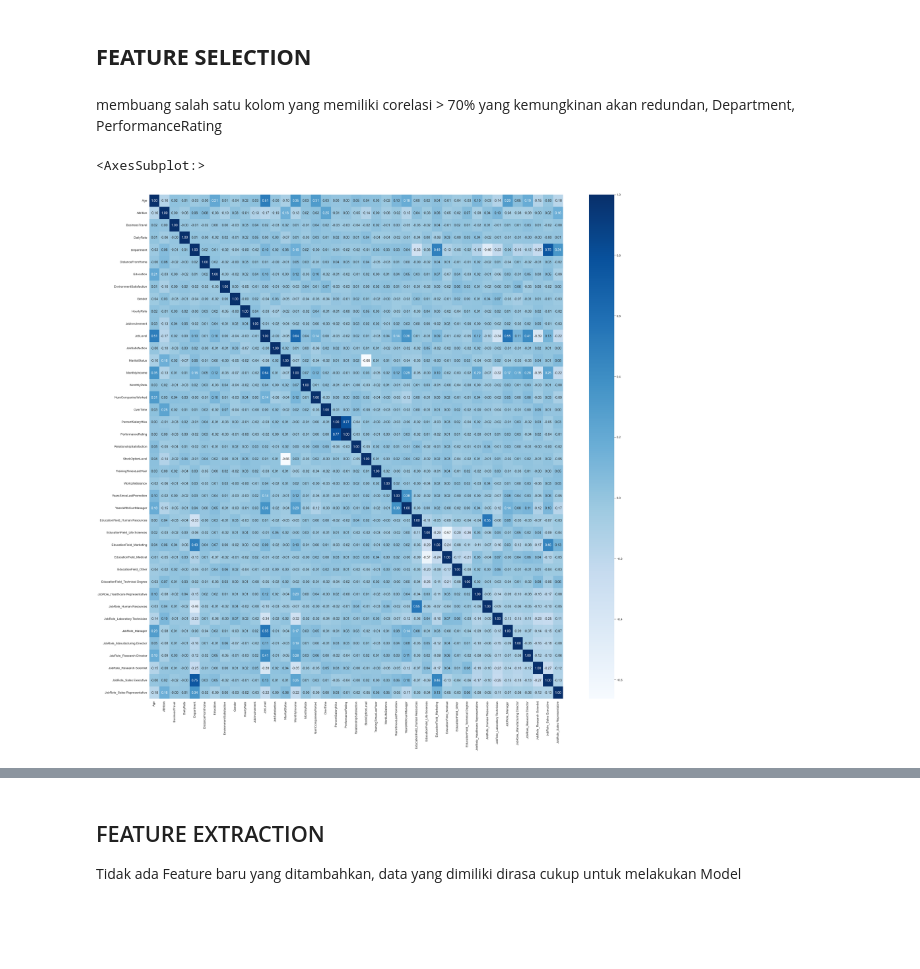
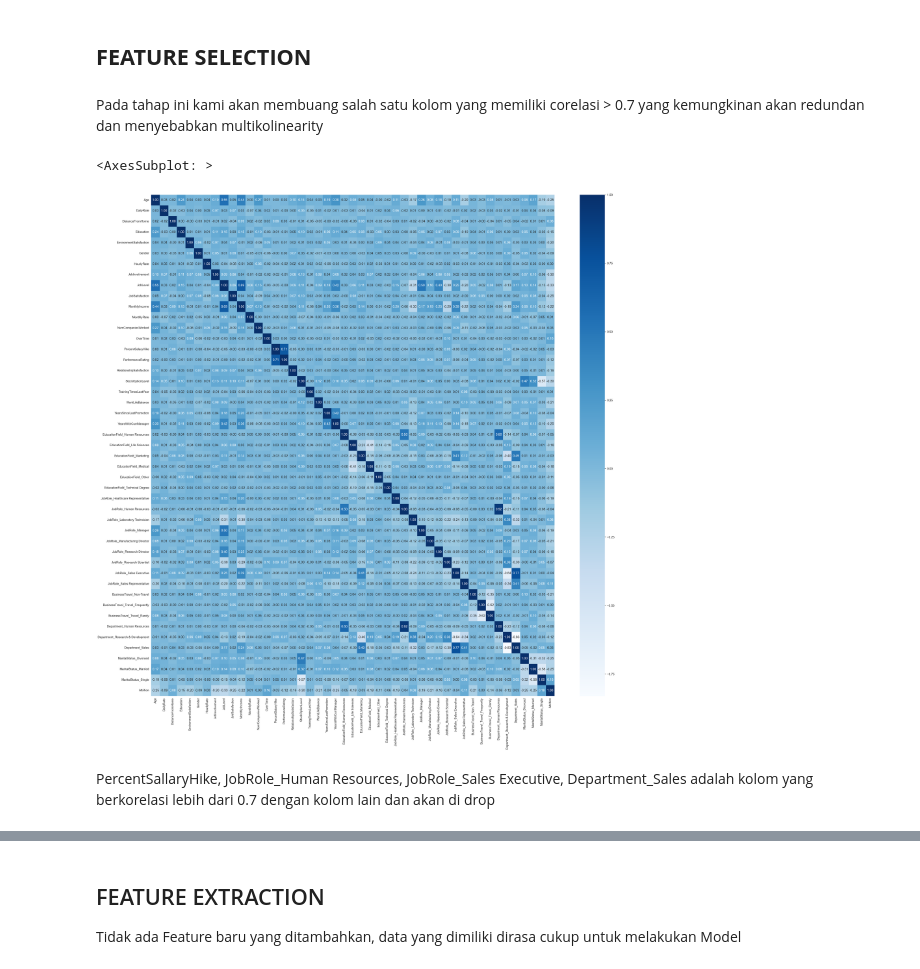
Before and after one commit to arsand07/Employee-Attrition, a Jupyter notebook: Stage 2/Stage 2.ipynb, the cells around one changed output, grey strips where cells are left out. Saved outputs shown, nothing was run; the diff lists cells and outputs as text; code cells hidden in the pictures; blank space fills up the shorter version.

```diff
--- a/Stage 2/Stage 2.ipynb
+++ b/Stage 2/Stage 2.ipynb
@@ -275,10 +275,10 @@ Name: Attrition, dtype: int64
 # %% [markdown]
 ## __FEATURE SELECTION__
 # %% [markdown]
-membuang salah satu kolom yang memiliki corelasi > 70% yang kemungkinan akan redundan, Department, PerformanceRating
+Pada tahap ini kami akan membuang salah satu kolom yang memiliki corelasi > 0.7 yang kemungkinan akan redundan dan menyebabkan multikolinearity
 # %%
 plt.figure(figsize=(40, 40))
-sns.heatmap(df_new.corr(), cmap='Blues', annot=True, fmt='.2f')
+sns.heatmap(df.corr(), cmap='Blues', annot=True, fmt='.2f')
 # %% [output]
-<AxesSubplot:>
+<AxesSubplot: >
-[figure, old version]
+[figure, new version]
@@ -286,0 +285,2 @@ drop_columns = ['Department','PerformanceRating','Attrition']
+# %% [markdown]
+PercentSallaryHike, JobRole_Human Resources, JobRole_Sales Executive, Department_Sales adalah kolom yang berkorelasi lebih dari 0.7 dengan kolom lain dan akan di drop
```
Also changed, not shown: parts of 9 cells of this notebook.
